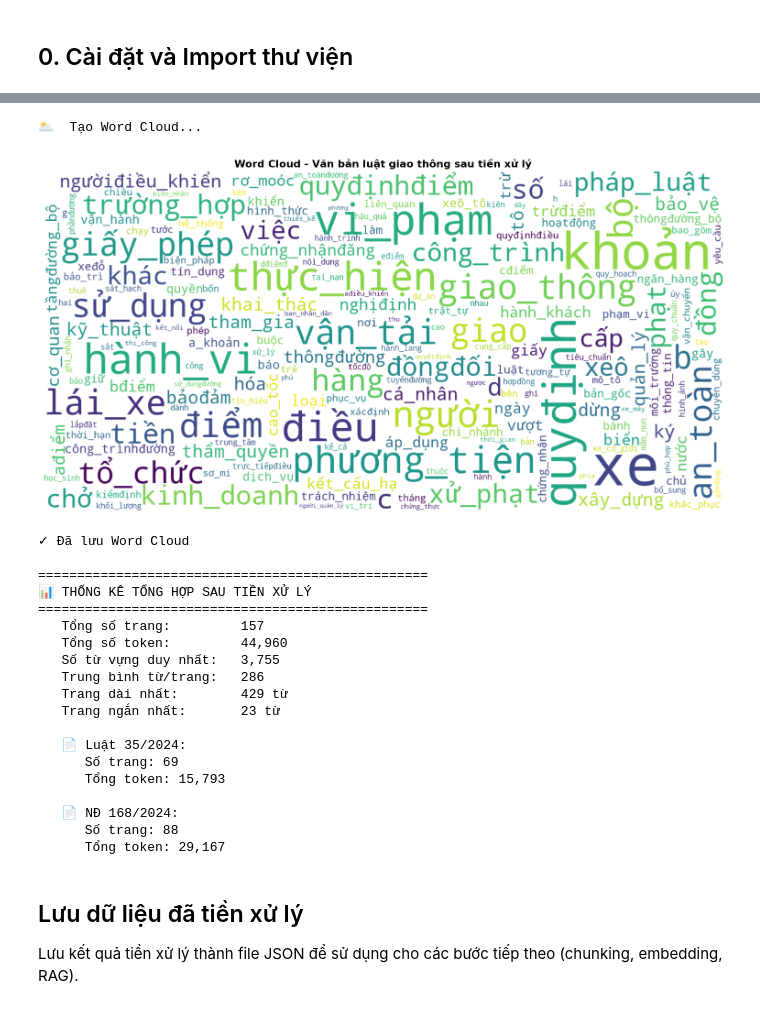
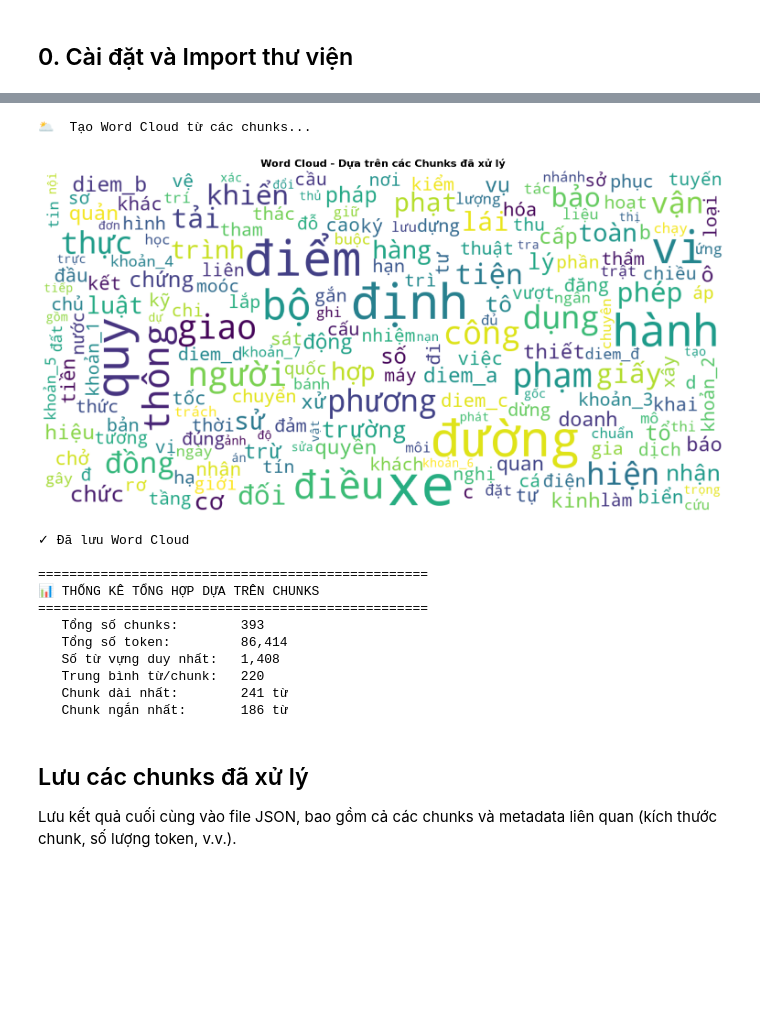
Before and after one commit to WuangTX/Traffic_Law_Chatbot, a Jupyter notebook: scripts/tien_xu_ly_du_lieu.ipynb, the cells around one changed output, grey strips where cells are left out. Drawn from its saved outputs; the diff is of its cells as text; code cells hidden in the pictures; blank space fills up the shorter version.

```diff
--- a/scripts/tien_xu_ly_du_lieu.ipynb
+++ b/scripts/tien_xu_ly_du_lieu.ipynb
@@ -543,75 +319,58 @@ BƯỚC 7: KHÁM PHÁ DỮ LIỆU (DATA EXPLORATION)
 # %%
-# --- 7.3. Word Cloud (Đám mây từ) ---
-print("🌥️  Tạo Word Cloud...")
+# --- 8.3. Word Cloud (Đám mây từ) ---
+print("🌥️  Tạo Word Cloud từ các chunks...")
 
 # Gộp tất cả token thành chuỗi
-all_text = " ".join(page["text_tokenized"] for page in all_pages)
+all_text_from_chunks = " ".join(all_tokens)
 
 # Tạo Word Cloud
 wc = WordCloud(
     width=1200,
     height=600,
     background_color="white",
     max_words=200,
     colormap="viridis",
     collocations=False,
     font_path=None,  # Dùng font mặc định; nếu lỗi tiếng Việt, thay bằng đường dẫn font .ttf
     min_font_size=10,
     max_font_size=100,
 )
-wc.generate(all_text)
+wc.generate(all_text_from_chunks)
 
 plt.figure(figsize=(16, 8))
 plt.imshow(wc, interpolation="bilinear")
 plt.axis("off")
-plt.title("Word Cloud - Văn bản luật giao thông sau tiền xử lý", fontsize=16, fontweight="bold")
+plt.title("Word Cloud - Dựa trên các Chunks đã xử lý", fontsize=16, fontweight="bold")
 plt.tight_layout()
-plt.savefig(PROCESSED_DIR / "wordcloud.png", dpi=150, bbox_inches='tight')
+plt.savefig(PROCESSED_DIR / "wordcloud_chunks.png", dpi=150, bbox_inches='tight')
 plt.show()
 print("✓ Đã lưu Word Cloud")
 
-# --- 7.4. Thống kê tổng hợp ---
+# --- 8.4. Thống kê tổng hợp ---
 print("\n" + "=" * 50)
-print("📊 THỐNG KÊ TỔNG HỢP SAU TIỀN XỬ LÝ")
+print("📊 THỐNG KÊ TỔNG HỢP DỰA TRÊN CHUNKS")
 print("=" * 50)
-print(f"   Tổng số trang:         {len(all_pages):,}")
+print(f"   Tổng số chunks:        {len(chunks):,}")
 print(f"   Tổng số token:         {len(all_tokens):,}")
 print(f"   Số từ vựng duy nhất:   {len(set(all_tokens)):,}")
-print(f"   Trung bình từ/trang:   {len(all_tokens)/len(all_pages):.0f}")
-print(f"   Trang dài nhất:        {max(page_lengths):,} từ")
-print(f"   Trang ngắn nhất:       {min(page_lengths):,} từ")
-
-# Thống kê theo nguồn
-sources = set(p["source"] for p in all_pages)
-for src in sources:
-    src_pages = [p for p in all_pages if p["source"] == src]
-    src_tokens = sum(len(p["text_tokenized"].split()) for p in src_pages)
-    print(f"\n   📄 {src}:")
-    print(f"      Số trang: {len(src_pages):,}")
-    print(f"      Tổng token: {src_tokens:,}")
+print(f"   Trung bình từ/chunk:   {mean_len:.0f}")
+print(f"   Chunk dài nhất:        {max(chunk_lengths):,} từ")
+print(f"   Chunk ngắn nhất:       {min(chunk_lengths):,} từ")
 # %% [output]
-🌥️  Tạo Word Cloud...
+🌥️  Tạo Word Cloud từ các chunks...
-[figure, old version]
+[figure, new version]
 ✓ Đã lưu Word Cloud
 
 ==================================================
-📊 THỐNG KÊ TỔNG HỢP SAU TIỀN XỬ LÝ
+📊 THỐNG KÊ TỔNG HỢP DỰA TRÊN CHUNKS
 ==================================================
-   Tổng số trang:         157
-   Tổng số token:         44,960
-   Số từ vựng duy nhất:   3,755
-   Trung bình từ/trang:   286
-   Trang dài nhất:        429 từ
-   Trang ngắn nhất:       23 từ
-
-   📄 Luật 35/2024:
-      Số trang: 69
-      Tổng token: 15,793
-
-   📄 NĐ 168/2024:
-      Số trang: 88
-      Tổng token: 29,167
+   Tổng số chunks:        393
+   Tổng số token:         86,414
+   Số từ vựng duy nhất:   1,408
+   Trung bình từ/chunk:   220
+   Chunk dài nhất:        241 từ
+   Chunk ngắn nhất:       186 từ
 # %% [markdown]
-## Lưu dữ liệu đã tiền xử lý
-Lưu kết quả tiền xử lý thành file JSON để sử dụng cho các bước tiếp theo (chunking, embedding, RAG).
+## Lưu các chunks đã xử lý
+Lưu kết quả cuối cùng vào file JSON, bao gồm cả các chunks và metadata liên quan (kích thước chunk, số lượng token, v.v.).
 # %%
```
Also changed, not shown: parts of 30 cells of this notebook, 52 other files.
